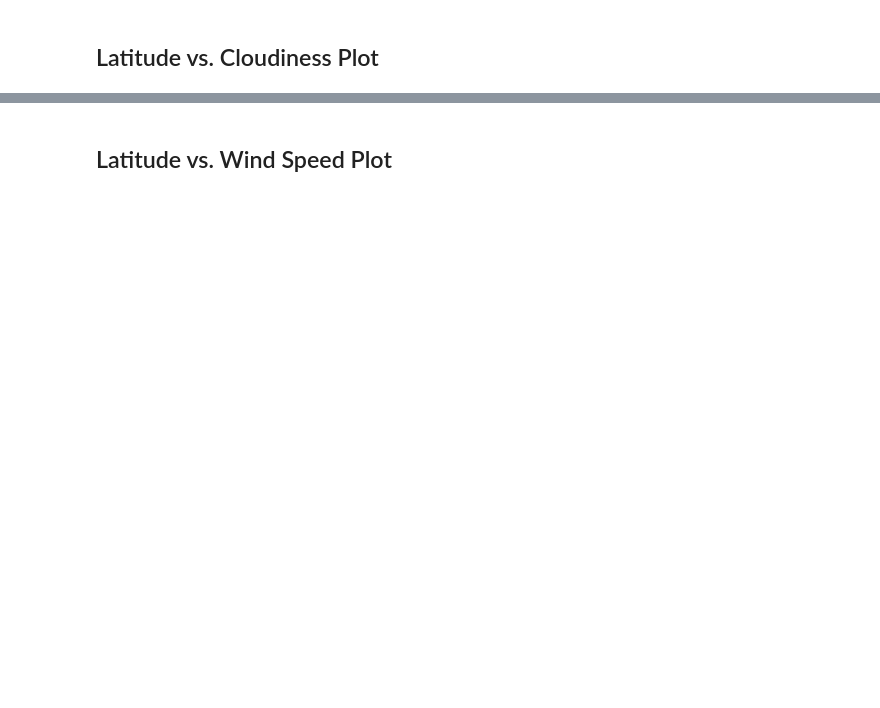
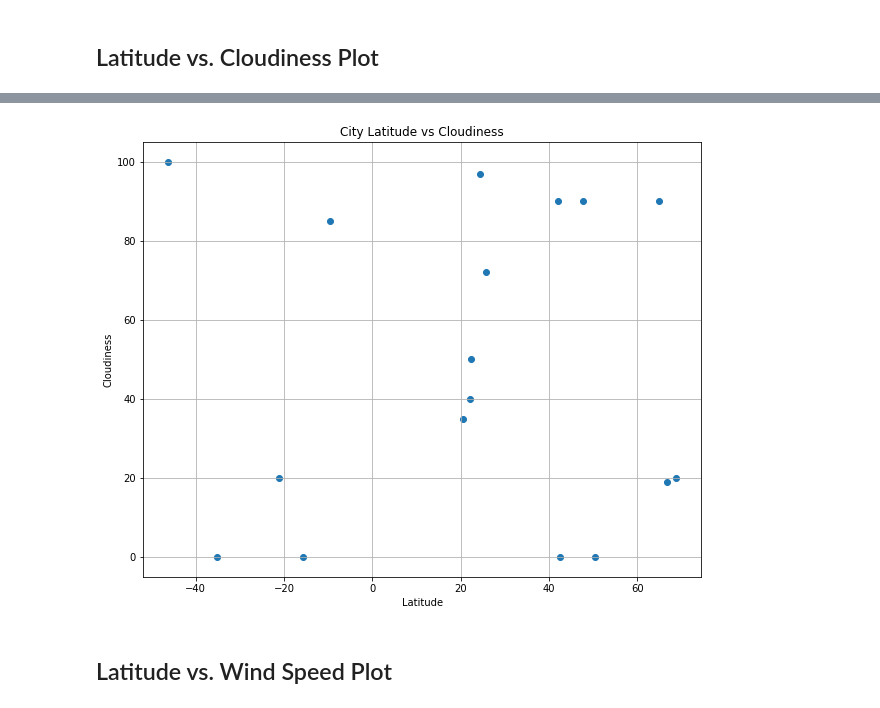
Before and after one commit to lachispa202/06-Python-API-Homework, a Jupyter notebook: WeatherPy.ipynb, the cells around one changed output, grey strips where cells are left out. Saved outputs shown, nothing was run; the diff lists cells and outputs as text; code cells hidden in the pictures; blank space fills up the shorter version.

```diff
--- a/WeatherPy.ipynb
+++ b/WeatherPy.ipynb
@@ -184,2 +286,14 @@ Int64Index([], dtype='int64')
+# %%
+# Generate scatter plot
+plt.figure(figsize=(10,8))
+plt.scatter(city_weather['Latitude'], city_weather['Cloudiness'])
+plt.title("City Latitude vs Cloudiness")
+plt.xlabel("Latitude")
+plt.ylabel("Cloudiness")
+plt.grid(True)
+plt.show
+plt.savefig('Latitude_Cloudiness.png', bbox_inches='tight')
+# %% [output]
+[figure, added]
 # %% [markdown]
 ## Latitude vs. Wind Speed Plot
```
Also changed, not shown: parts of 18 cells of this notebook, 5 other files.
